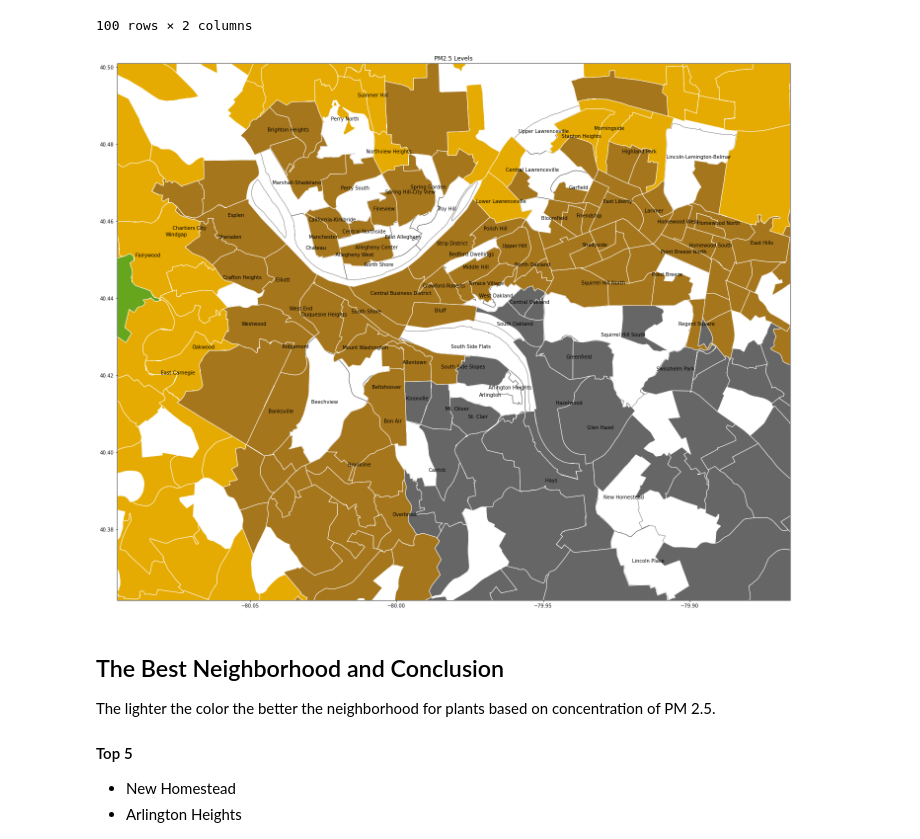
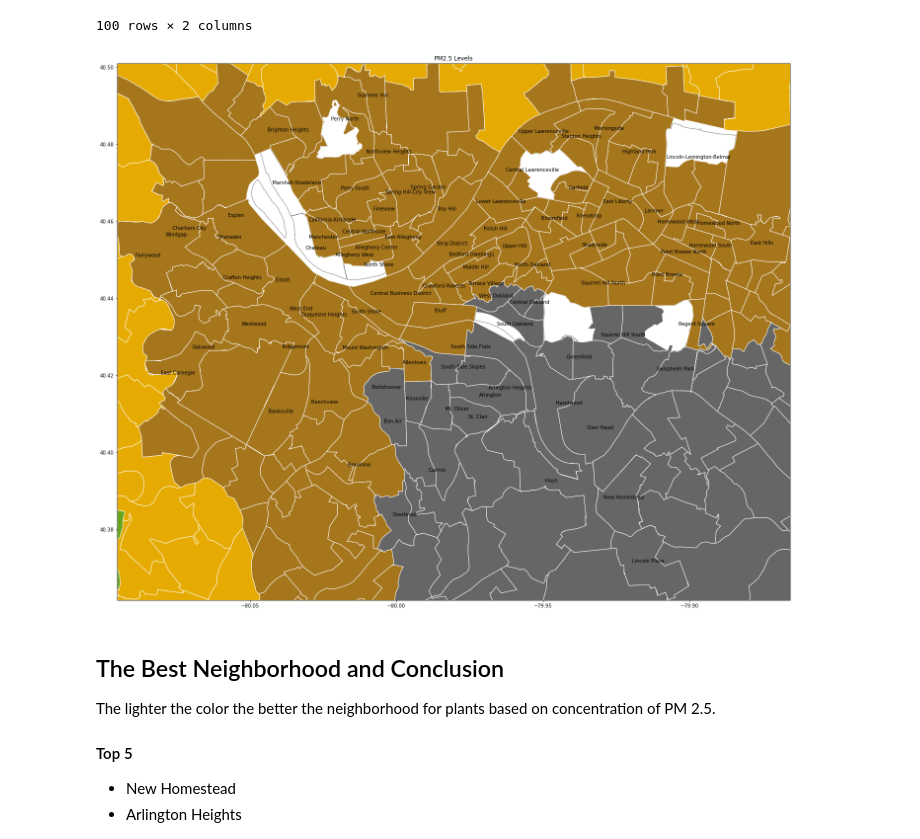
Before and after one commit to korysanchez/Big-Ideas-Final-Project, a Jupyter notebook: FinalAir.ipynb, the cells around one changed output. Saved outputs shown, nothing was run; the diff lists cells and outputs as text; code cells hidden in the pictures.

```diff
--- a/FinalAir.ipynb
+++ b/FinalAir.ipynb
@@ -39,28 +39,28 @@ newpm.head(100)
 | 99 | 281500 | 12.238805 |
 100 rows × 2 columns
 # %%
-map = particulate.merge(newlca)
+map = particulate.merge(newpm)
 neighborhoodMap = neighborhoods
 fig, ax = plt.subplots(figsize = (30,20))
 
 crs = ("+proj=longlat +datum=WGS84 +no_defs")
 map = map.to_crs(crs=crs)
 
 
 
 for data in neighborhoodMap.groupby('hood'):
     color = 'white'
 nmap = neighborhoodMap.plot(ax = ax, color = color, edgecolor = 'black', alpha = 0.5)
 map.plot(column = 'PM25', cmap = 'Dark2', edgecolor = 'white', ax = ax)
 neighborhoodMap.apply(lambda x: nmap.annotate(s=x.hood, xy=x.geometry.centroid.coords[0], ha='center'), axis=1);
 
 ax.set_ylim([40.36161042, 40.50096594])
 ax.set_xlim([-80.09533686, -79.86577284])
 
 ax.set(title = "PM2.5 Levels")
 plt.show()
 # %% [output]
-[figure, old version]
+[figure, new version]
 # %% [markdown]
 ## The Best Neighborhood and Conclusion
 
```
